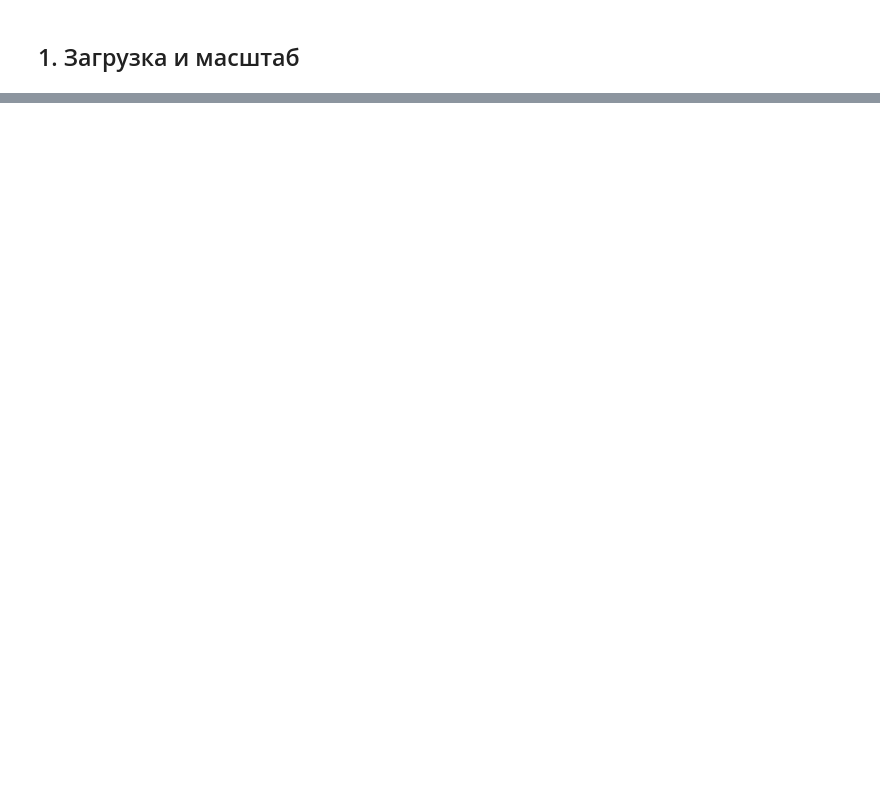
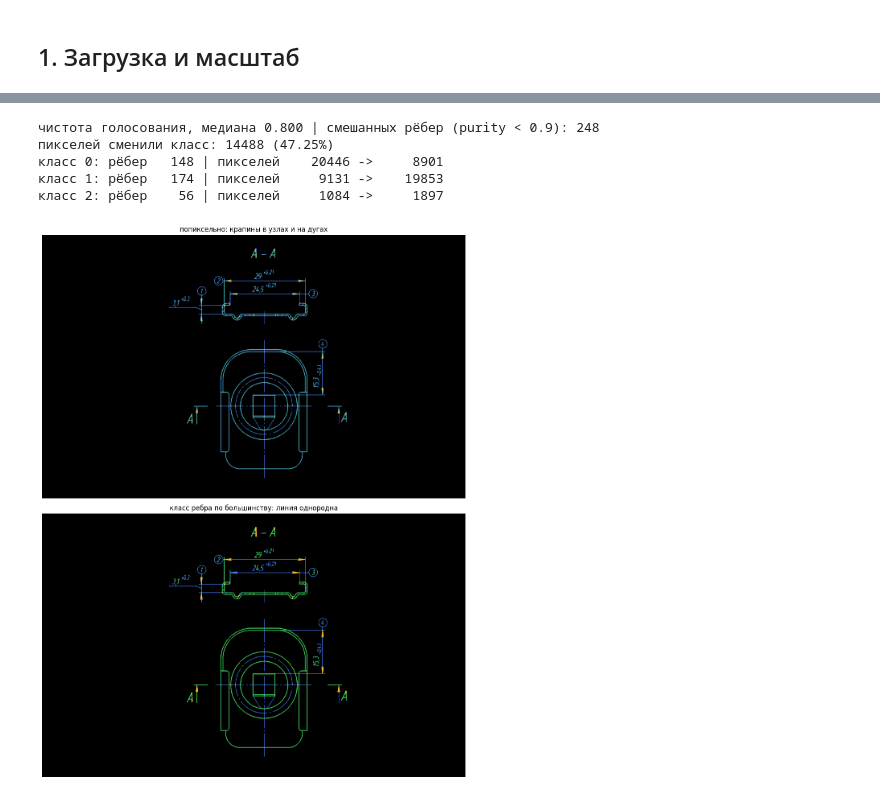
Before and after one commit to SergeyKrasnoslobodtsev/draftslice, a Jupyter notebook: notebooks/classification_comp.ipynb, the cells around one changed output, grey strips where cells are left out. Saved outputs shown, nothing was run; the diff lists cells and outputs as text; code cells hidden in the pictures; blank space fills up the shorter version.

```diff
--- a/notebooks/classification_comp.ipynb
+++ b/notebooks/classification_comp.ipynb
@@ -609,0 +600,37 @@ plt.show()
+# %%
+k, bounds, cls_img = ui_cls.result
+
+px_cls = cls_img[coords[:, 0], coords[:, 1]]
+votes = np.column_stack([P @ (px_cls == c).astype(np.float32) for c in range(k)])
+edge_cls = votes.argmax(1)
+purity = votes.max(1) / votes.sum(1).clip(min=1)
+
+cls_vote = np.where(edge_img >= 0, edge_cls[np.clip(edge_img, 0, None)], -1)
+
+print(f"чистота голосования, медиана {np.median(purity):.3f} | смешанных рёбер (purity < 0.9): {int((purity < 0.9).sum())}")
+print(f"пикселей сменили класс: {int((cls_vote != cls_img)[fg].sum())} ({(cls_vote != cls_img)[fg].mean() * 100:.2f}%)")
+for c in range(k):
+    print(f"класс {c}: рёбер {int((edge_cls == c).sum()):5d} | пикселей {int((cls_img[fg] == c).sum()):8d} -> {int((cls_vote[fg] == c).sum()):8d}")
+
+vis_old = np.zeros((*binary.shape, 3), dtype=np.uint8)
+vis_new = np.zeros((*binary.shape, 3), dtype=np.uint8)
+for c in range(k):
+    vis_old[fg & (cls_img == c)] = PALETTE[c]
+    vis_new[fg & (cls_vote == c)] = PALETTE[c]
+
+fig, ax = plt.subplots(2, 1, figsize=(18, 14))
+ax[0].imshow(vis_old)
+ax[0].set_title("попиксельно: крапины в узлах и на дугах")
+ax[0].axis("off")
+ax[1].imshow(vis_new)
+ax[1].set_title("класс ребра по большинству: линия однородна")
+ax[1].axis("off")
+plt.tight_layout()
+plt.show()
+# %% [output]
+чистота голосования, медиана 0.800 | смешанных рёбер (purity < 0.9): 248
+пикселей сменили класс: 14488 (47.25%)
+класс 0: рёбер   148 | пикселей    20446 ->     8901
+класс 1: рёбер   174 | пикселей     9131 ->    19853
+класс 2: рёбер    56 | пикселей     1084 ->     1897
+[figure, added]
```
Also changed, not shown: parts of 63 cells of this notebook, 4 other files.
